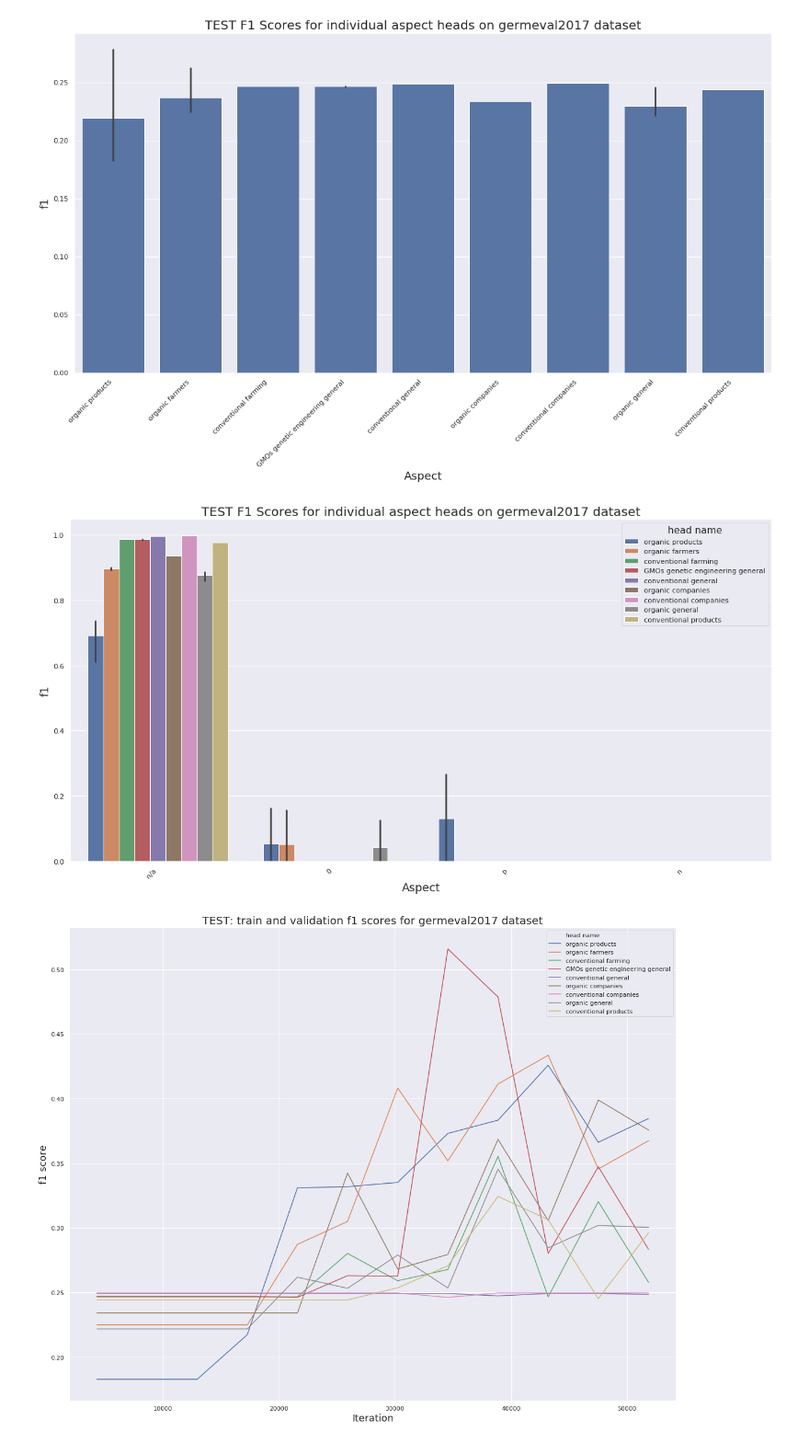
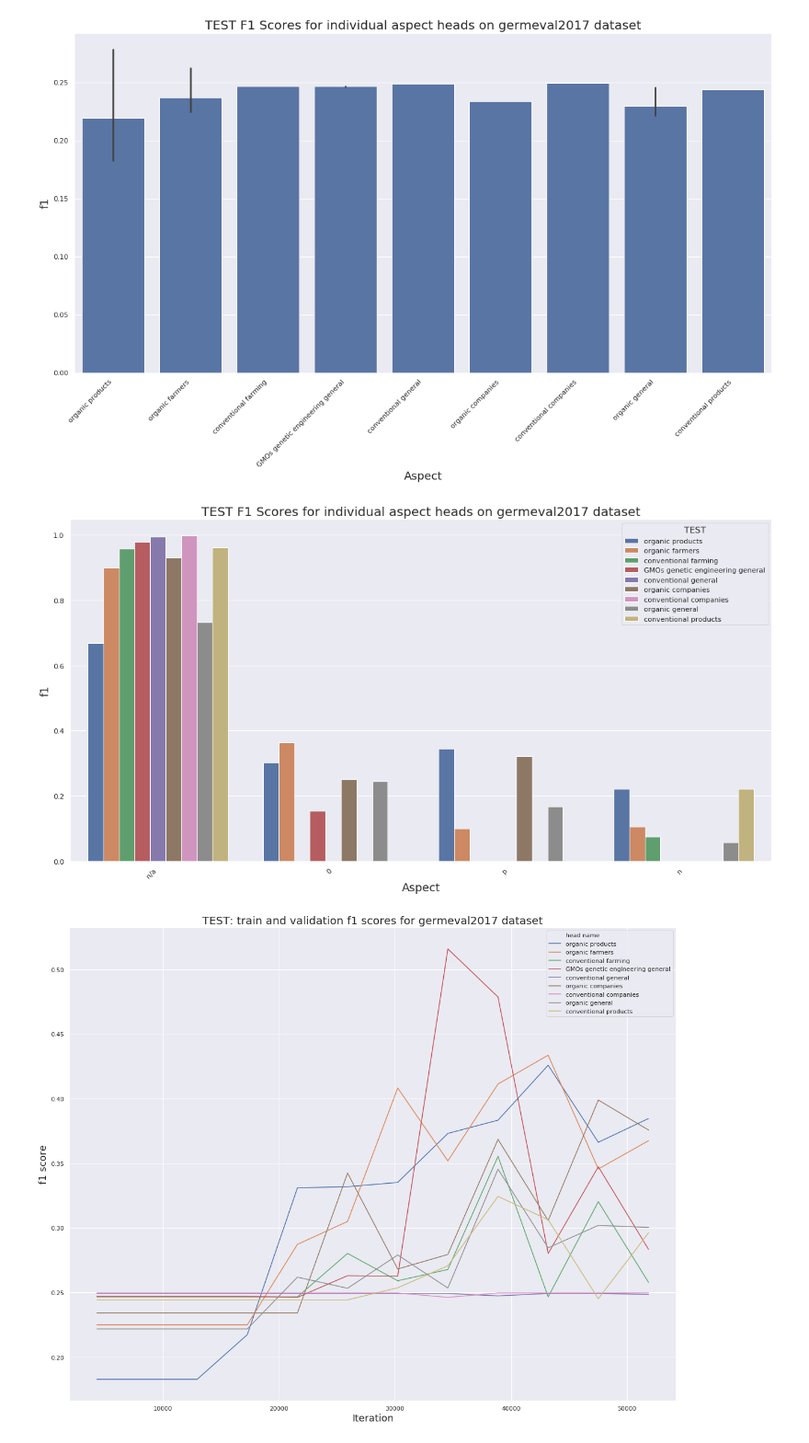
Before and after one commit to felixSchober/ABSA-Transformer, a Jupyter notebook: 03_AspectSentiment-Notebook.ipynb, the cells around one changed output. Shown at 92% size. Drawn from its saved outputs; the diff is of its cells as text; code cells hidden in the pictures.

Commit message:
add legend title

```diff
--- a/03_AspectSentiment-Notebook.ipynb
+++ b/03_AspectSentiment-Notebook.ipynb
@@ -177,7 +177,7 @@ f1_values = (df['metric type']=='f1')&(df['is general'] == 1.0)
 
 # aspects mean f1 scores
 head_scores = (df['metric type']=='f1')&(df['is general'] == 0.0)&(df['head category'] == '')
-category_scores = (df['metric type']=='f1')&(df['is general'] == 0.0)&(df['head category'] != '')
+category_scores = (df['metric type']=='f1')&(df['is general'] == 0.0)&(df['head category'] != '')&(df['iteration'] == 51840.0)
 
 #test =df[category_scores].groupby('iteration')
 #s = test.groups[max(test.groups.keys())]
@@ -247,21 +247,23 @@ plot_head_scores(df, 'TEST', 'germeval2017')
 # %%
 def plot_head_scores(df, experiment_name, dataset_name):
     plt.figure(figsize=(20,10))
 
     g = sns.barplot(data=df[category_scores],  hue='head name', x='head category', y='value')
     plt.title(f"{experiment_name} F1 Scores for individual aspect heads on {dataset_name} dataset", fontsize=20)
     plt.ylabel("f1")
     plt.xlabel("Aspect")
 
+    plt.legend().set_title('TEST')
+
     # fix rotation
     #fig_labels = [l.replace("f1", "") for l in transfromer_heads_f1_mean]
     #xtickNames = plt.setp(g, xticklabels=fig_labels)
     #plt.setp(xtickNames, rotation=45, fontsize=12)
     #g.set_xticklabels(xtickNames, rotation=45, ha="right", fontsize=12)
     plt.xticks(rotation=45, ha="right")
 plot_head_scores(df, 'TEST', 'germeval2017')
 # %% [output]
-[figure, old version]
+[figure, new version]
 # %%
 def generate_head_f1_curves(df, experiment_name, dataset_name, max_epochs=None):
     plt.figure(figsize=(20,16))
```
Also changed, not shown: parts of 1 cell of this notebook, 1 other file.
